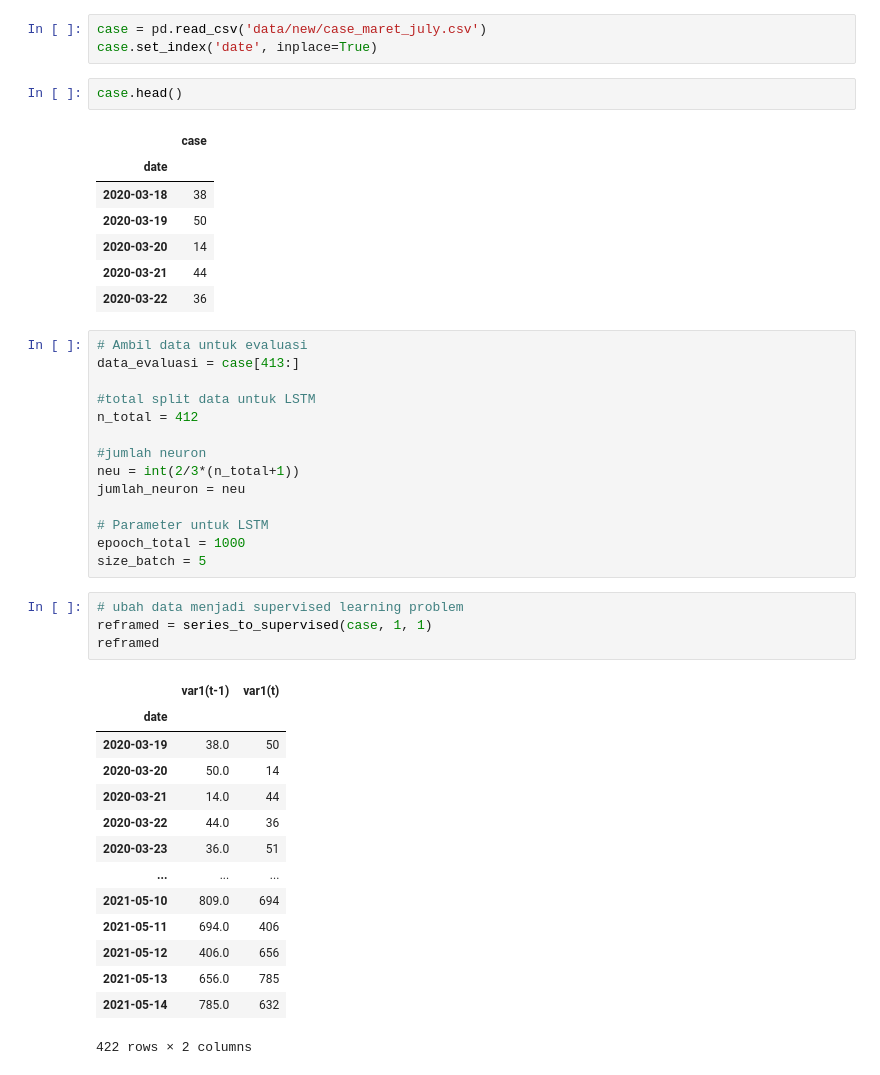
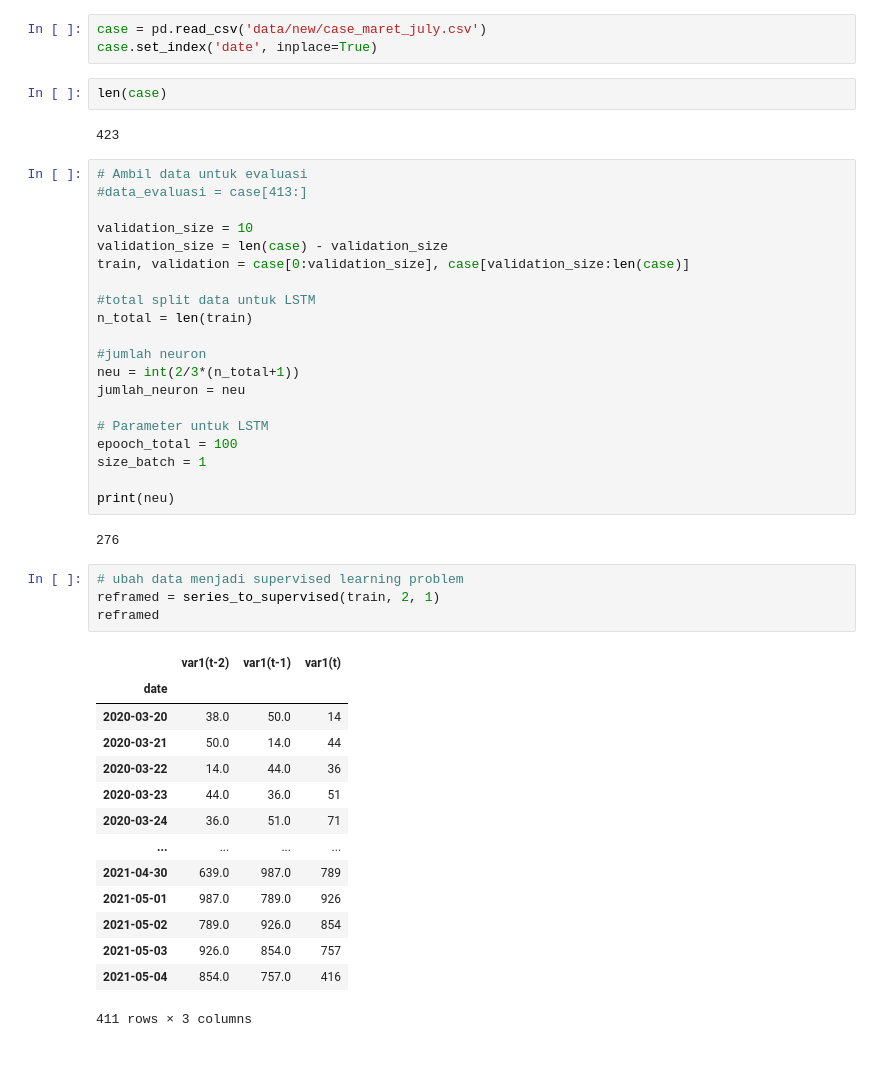
Before and after one commit to ardianzzz666/thesis, a Jupyter notebook: LSTM (Helli).ipynb, the cells around one changed output. Drawn from its saved outputs; the diff is of its cells as text.

```diff
--- a/LSTM (Helli).ipynb
+++ b/LSTM (Helli).ipynb
@@ -50,49 +50,51 @@ def series_to_supervised(data, n_in=1, n_out=1, dropnan=True):
 # %%
 case = pd.read_csv('data/new/case_maret_july.csv')
 case.set_index('date', inplace=True)
-# %%
-case.head()
-# %% [output]
-|  | case |
-| date |  |
-| 2020-03-18 | 38 |
-| 2020-03-19 | 50 |
-| 2020-03-20 | 14 |
-| 2020-03-21 | 44 |
-| 2020-03-22 | 36 |
+# %%
+len(case)
+# %% [output]
+423
 # %%
 # Ambil data untuk evaluasi
-data_evaluasi = case[413:]
+#data_evaluasi = case[413:]
+
+validation_size = 10
+validation_size = len(case) - validation_size
+train, validation = case[0:validation_size], case[validation_size:len(case)]
 
 #total split data untuk LSTM
-n_total = 412
+n_total = len(train)
 
 #jumlah neuron
 neu = int(2/3*(n_total+1))
 jumlah_neuron = neu
 
 # Parameter untuk LSTM
-epooch_total = 1000
-size_batch = 5
+epooch_total = 100
+size_batch = 1
+
+print(neu)
+# %% [output]
+276
 # %%
 # ubah data menjadi supervised learning problem
-reframed = series_to_supervised(case, 1, 1)
+reframed = series_to_supervised(train, 2, 1)
 reframed
 # %% [output]
-|  | var1(t-1) | var1(t) |
-| date |  |  |
-| 2020-03-19 | 38.0 | 50 |
-| 2020-03-20 | 50.0 | 14 |
-| 2020-03-21 | 14.0 | 44 |
-| 2020-03-22 | 44.0 | 36 |
-| 2020-03-23 | 36.0 | 51 |
-| ... | ... | ... |
-| 2021-05-10 | 809.0 | 694 |
-| 2021-05-11 | 694.0 | 406 |
-| 2021-05-12 | 406.0 | 656 |
-| 2021-05-13 | 656.0 | 785 |
-| 2021-05-14 | 785.0 | 632 |
+|  | var1(t-2) | var1(t-1) | var1(t) |
+| date |  |  |  |
+| 2020-03-20 | 38.0 | 50.0 | 14 |
+| 2020-03-21 | 50.0 | 14.0 | 44 |
+| 2020-03-22 | 14.0 | 44.0 | 36 |
+| 2020-03-23 | 44.0 | 36.0 | 51 |
+| 2020-03-24 | 36.0 | 51.0 | 71 |
+| ... | ... | ... | ... |
+| 2021-04-30 | 639.0 | 987.0 | 789 |
+| 2021-05-01 | 987.0 | 789.0 | 926 |
+| 2021-05-02 | 789.0 | 926.0 | 854 |
+| 2021-05-03 | 926.0 | 854.0 | 757 |
+| 2021-05-04 | 854.0 | 757.0 | 416 |
-422 rows × 2 columns
+411 rows × 3 columns
 # %%
 # split data menjadi data train dan test
 values= reframed.values
```
Also changed, not shown: parts of 7 cells of this notebook, 11 other files.
